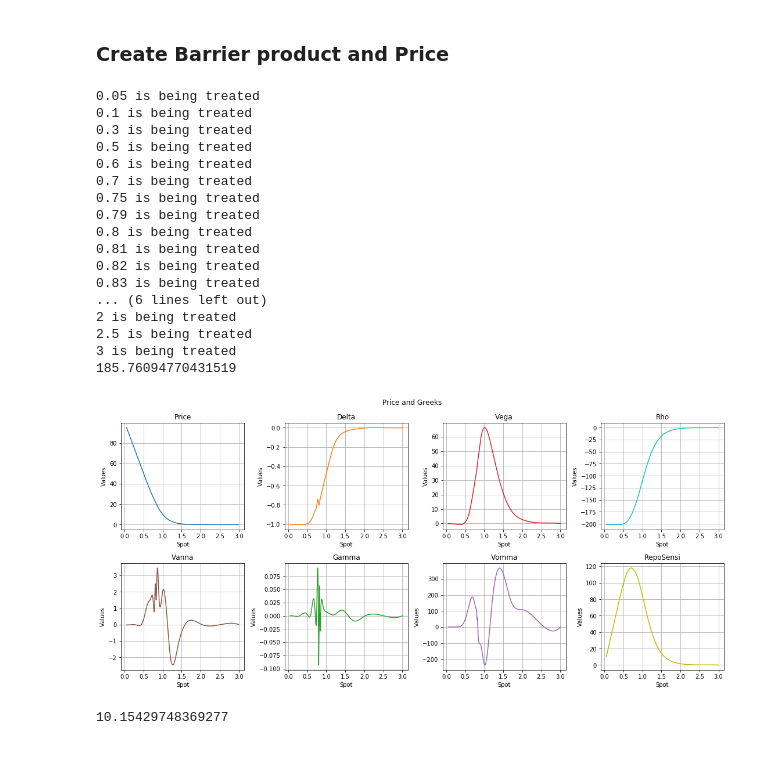
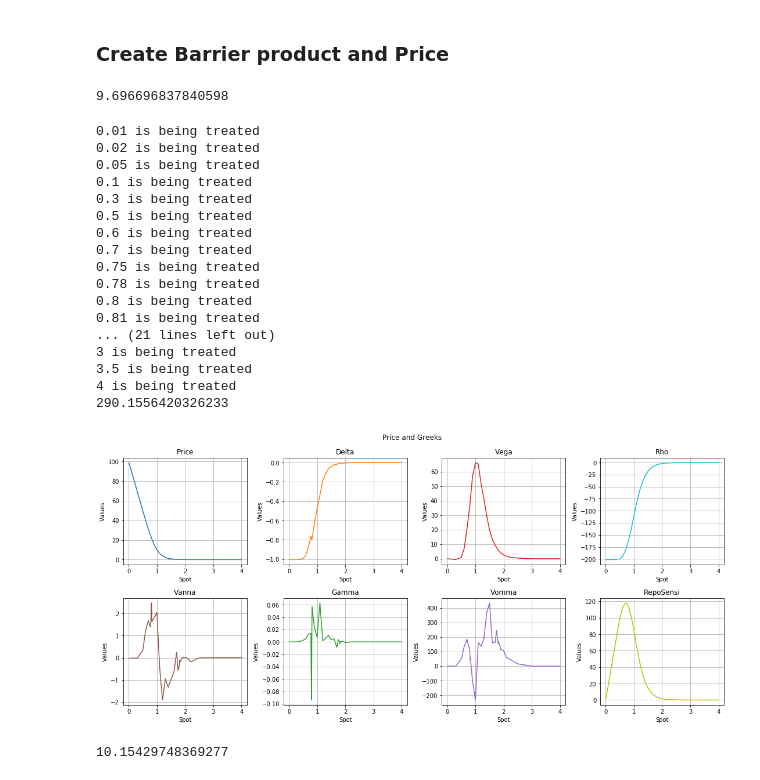
Before and after one commit to MixanyAngel/FinanceMay, a Jupyter notebook: BarrierOptionPricing.ipynb, the cells around one changed output. Cells and saved outputs as stored; diff of their text form; code cells hidden in the pictures.

```diff
--- a/BarrierOptionPricing.ipynb
+++ b/BarrierOptionPricing.ipynb
@@ -88,26 +92,31 @@ barrierOptionProduct = BarrierOptionProduct(spotRef = spotRef,maturity = maturit
+# %%
+barrierPricer.price
+# %% [output]
+9.696696837840598
+# %%
+sensiEngine = GenerateMCSensi(barrierOptionProduct,BarrierOptionPricer,bsModel,nbSim = 5000,discretStep=Frequency.TriDaily)
+resSensi = sensiEngine.runPriceAndGreeks(listSpots=[0.01,0.02,0.05,0.1,0.3,0.5,0.6, 0.7,0.75,0.78,0.8,0.81,0.82,0.9, 1.0,1.10,1.2,1.3,1.4,1.5,1.6,1.7,1.75,1.78,1.79,1.8,1.81,1.82,1.9,2,2.1,2.2,2.5,3,3.5,4])
+mcSensiPlot(resSensi,isSmoothing=False)
+# %% [output]
+0.01 is being treated
+0.02 is being treated
+0.05 is being treated
+0.1 is being treated
+0.3 is being treated
+0.5 is being treated
+0.6 is being treated
+0.7 is being treated
+0.75 is being treated
+0.78 is being treated
+0.8 is being treated
+0.81 is being treated
+... (21 lines left out)
+3 is being treated
+3.5 is being treated
+4 is being treated
+290.1556420326233
+[figure, added]
 # %%
-#listSpots=[0.1,0.2,0.4, 0.5, 0.6, 0.7, 0.8, 0.9, 1.0, 1.1, 1.2,1.3,1.4, 1.5,1.7,2,2.5,3]
-sensiEngine = GenerateMCSensi(barrierOptionProduct,BarrierOptionPricer,bsModel,nbSim = 5000,discretStep = Frequency.TriDaily)
-resSensi = sensiEngine.runPriceAndGreeks(listSpots=[0.05,0.1,0.3,0.5,0.6, 0.7,0.75,0.79,0.8,0.81,0.82,0.83,0.85,0.9, 1.0,1.2,1.4,1.7,2,2.5,3])
+# #listSpots=[0.1,0.2,0.4, 0.5, 0.6, 0.7, 0.8, 0.9, 1.0, 1.1, 1.2,1.3,1.4, 1.5,1.7,2,2.5,3]
+# sensiEngine = GenerateMCSensi(barrierOptionProduct,BarrierOptionPricer,bsModel,nbSim = 15000,discretStep = Frequency.TriDaily)
+# resSensi = sensiEngine.runPriceAndGreeks(listSpots=[0.05,0.1,0.3,0.5,0.6, 0.7,0.75,0.79,0.8,0.81,0.82,0.83,0.85,0.9, 1.0,1.2,1.4,1.7,2,2.5,3])
-# %% [output]
-0.05 is being treated
-0.1 is being treated
-0.3 is being treated
-0.5 is being treated
-0.6 is being treated
-0.7 is being treated
-0.75 is being treated
-0.79 is being treated
-0.8 is being treated
-0.81 is being treated
-0.82 is being treated
-0.83 is being treated
-... (6 lines left out)
-2 is being treated
-2.5 is being treated
-3 is being treated
-185.76094770431519
-# %%
-mcSensiPlot(resSensi)
-# %% [output]
-[figure, removed]
```
Also changed, not shown: parts of 4 cells of this notebook.
